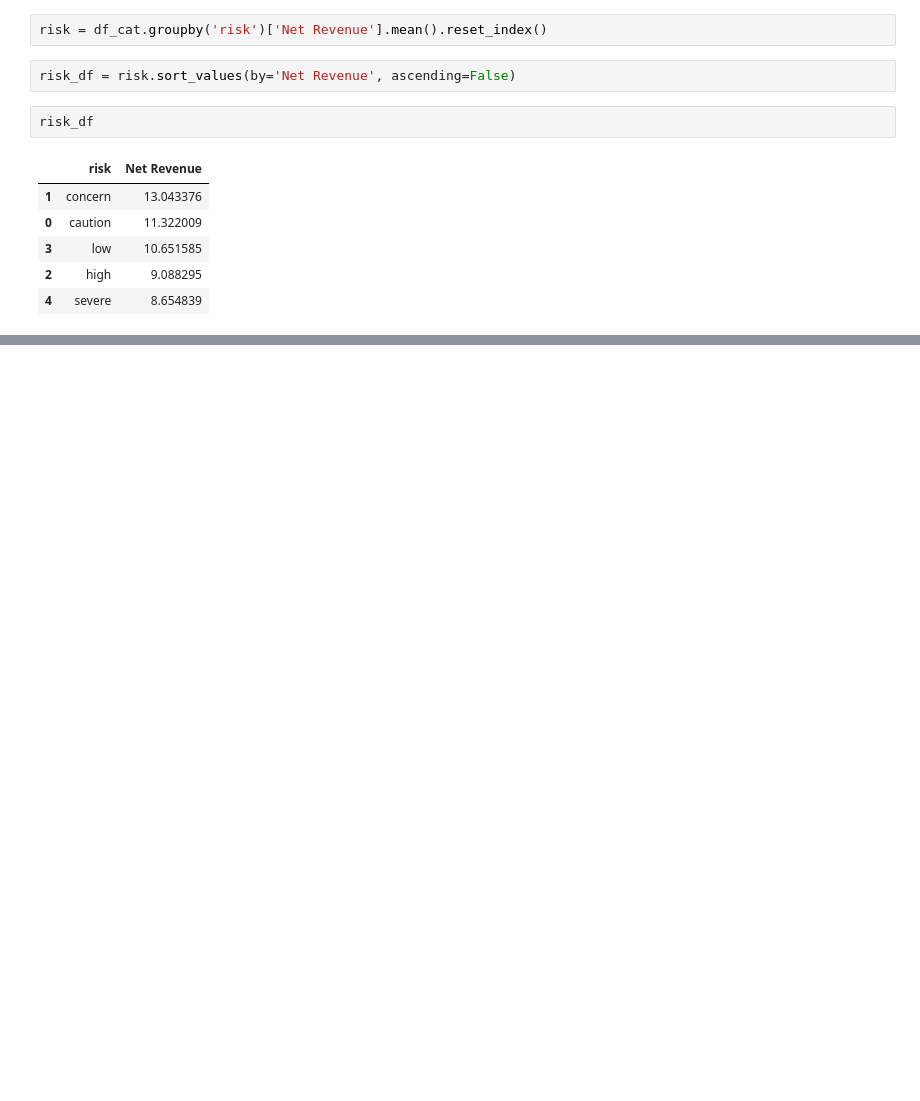
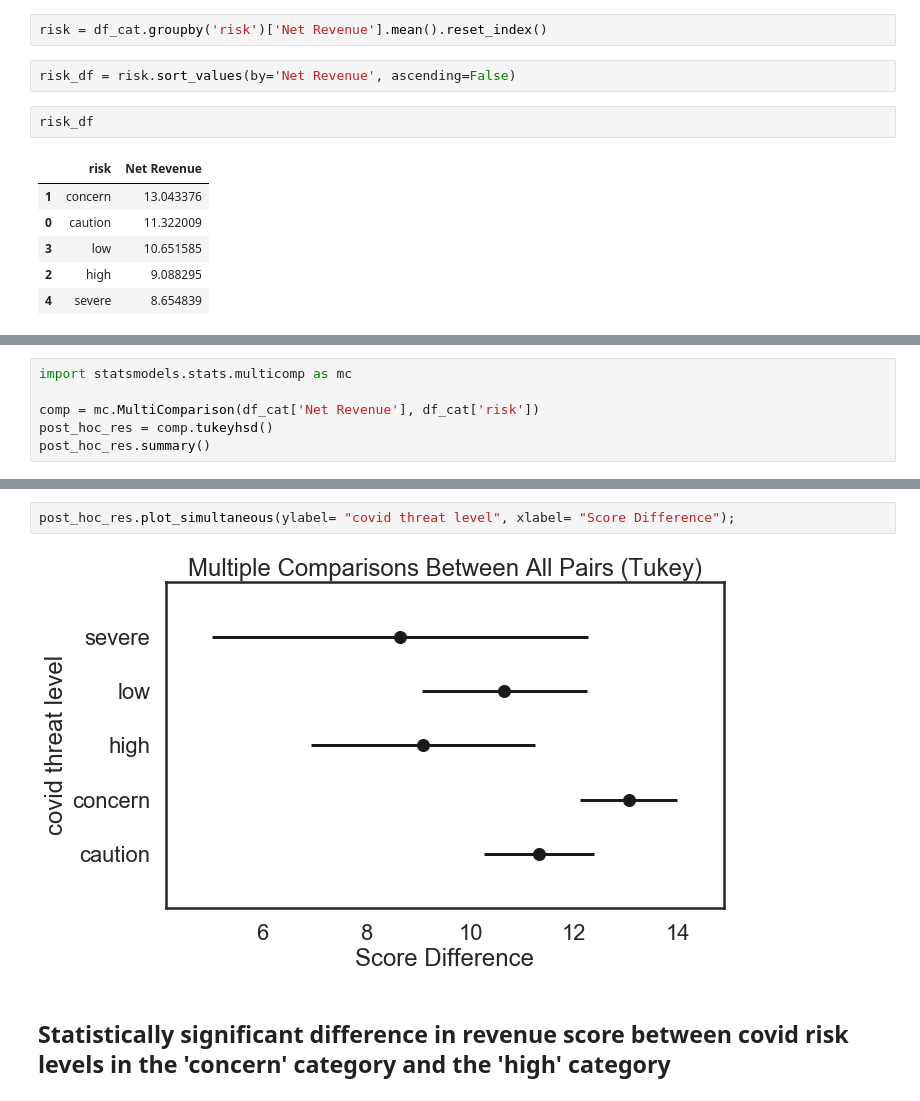
Before and after one commit to davidfox87/EV_forecasting, a Jupyter notebook: EDA.ipynb, the cells around one changed output, grey strips where cells are left out. Drawn from its saved outputs; the diff is of its cells as text; blank space fills up the shorter version.

```diff
--- a/EDA.ipynb
+++ b/EDA.ipynb
@@ -663,0 +624,6 @@ Name: Net Revenue, dtype: float64
+# %%
+import statsmodels.stats.multicomp as mc
+
+comp = mc.MultiComparison(df_cat['Net Revenue'], df_cat['risk'])
+post_hoc_res = comp.tukeyhsd()
+post_hoc_res.summary()
@@ -663,0 +643,6 @@ Name: Net Revenue, dtype: float64
+# %%
+post_hoc_res.plot_simultaneous(ylabel= "covid threat level", xlabel= "Score Difference");
+# %% [output]
+[figure, added]
+# %% [markdown]
+##  Statistically significant difference in revenue score between covid risk levels in the 'concern' category and the 'high' category
```
Also changed, not shown: parts of 74 cells of this notebook.
